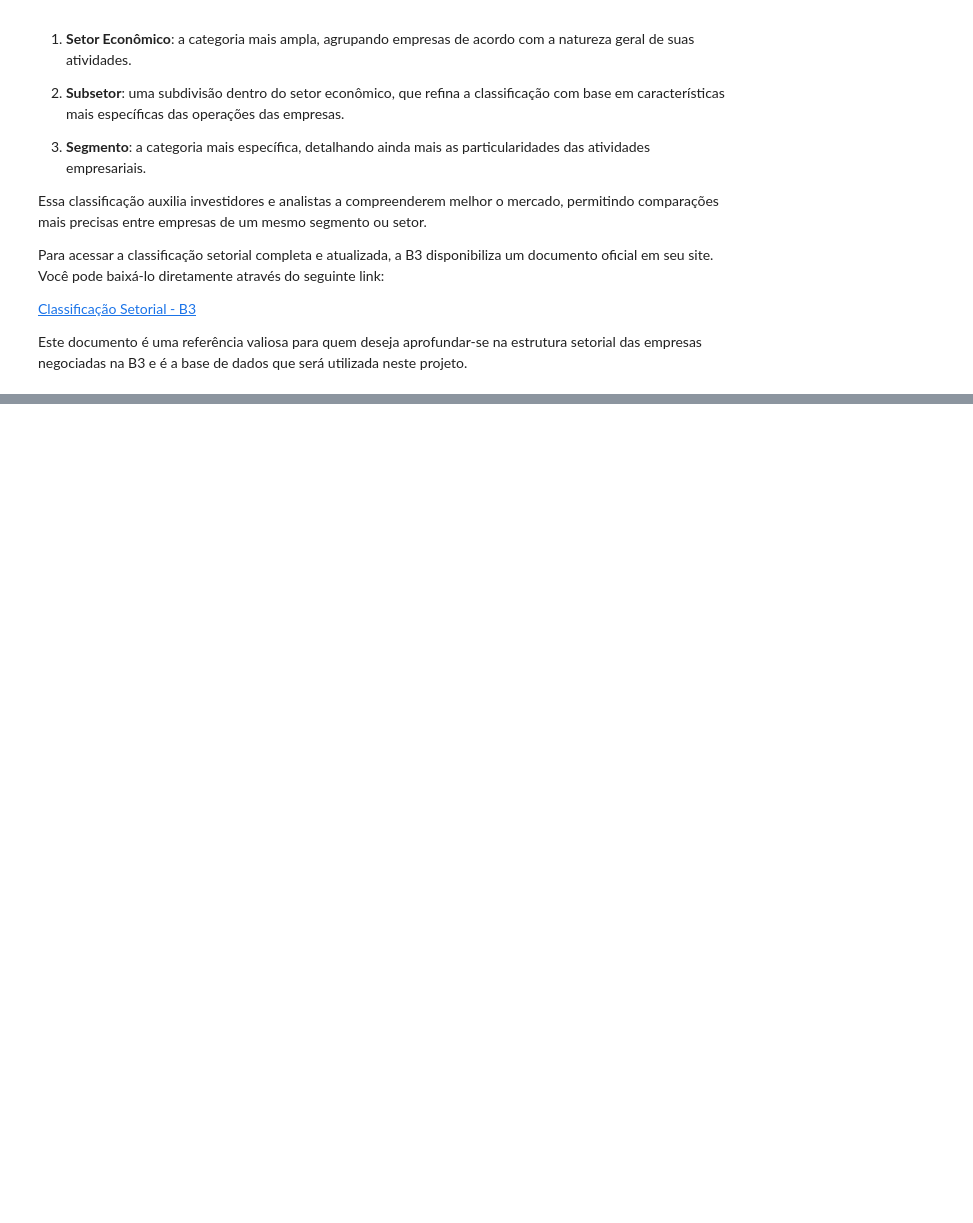
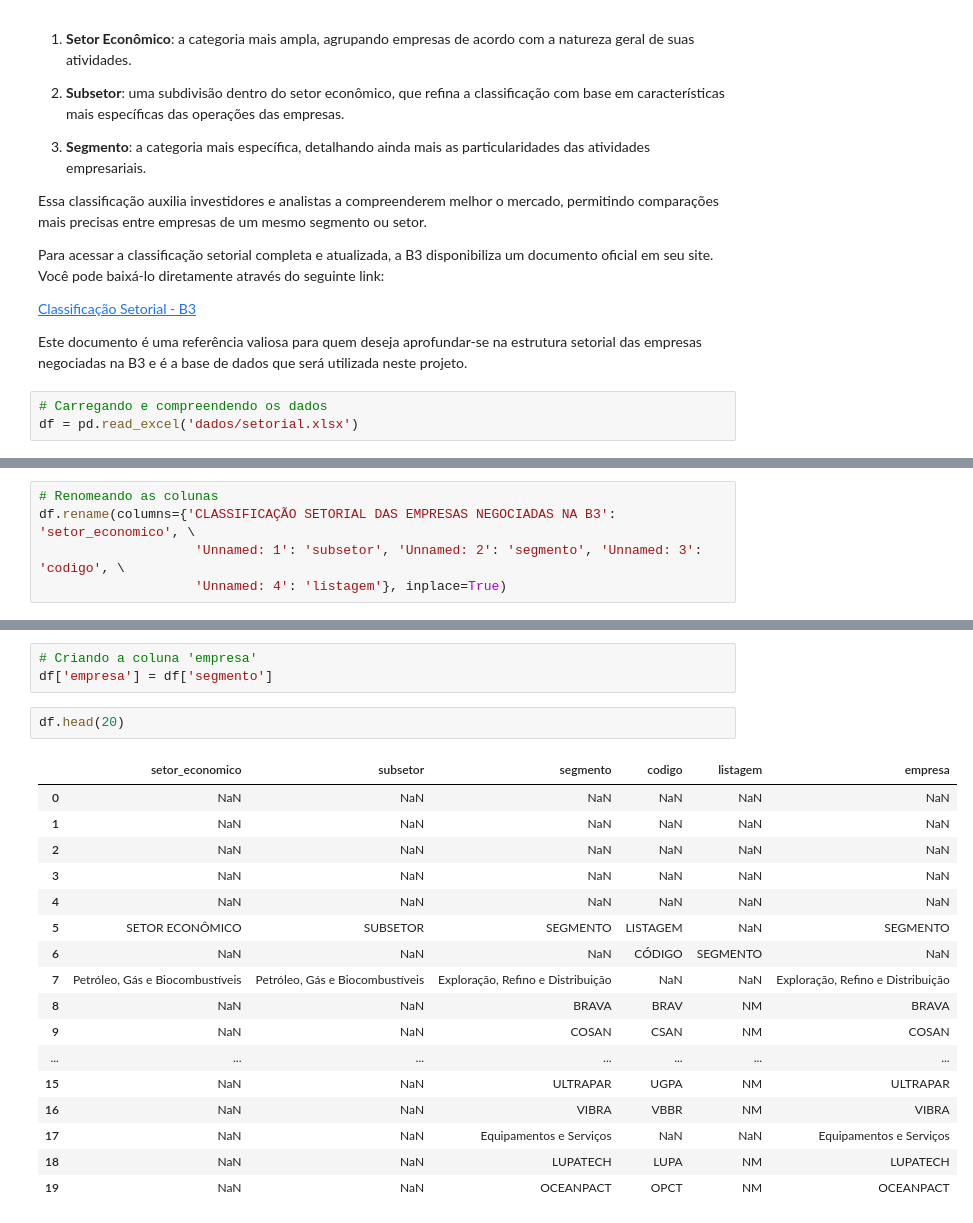
Before and after one commit to rafa-fsantos/recomendAcoes, a Jupyter notebook: projeto.ipynb, the cells around one changed output, grey strips where cells are left out. Cells and saved outputs as stored; diff of their text form; blank space fills up the shorter version.

```diff
--- a/projeto.ipynb
+++ b/projeto.ipynb
@@ -57,3 +58,6 @@ Para acessar a classificação setorial completa e atualizada, a B3 disponibiliz
 [Classificação Setorial - B3](https://www.b3.com.br/pt_br/produtos-e-servicos/negociacao/renda-variavel/acoes/consultas/classificacao-setorial/)
 
 Este documento é uma referência valiosa para quem deseja aprofundar-se na estrutura setorial das empresas negociadas na B3 e é a base de dados que será utilizada neste projeto.
+# %%
+# Carregando e compreendendo os dados
+df = pd.read_excel('dados/setorial.xlsx')
@@ -59,0 +102,5 @@ Este documento é uma referência valiosa para quem deseja aprofundar-se na estr
+# %%
+# Renomeando as colunas
+df.rename(columns={'CLASSIFICAÇÃO SETORIAL DAS EMPRESAS NEGOCIADAS NA B3': 'setor_economico', \
+                    'Unnamed: 1': 'subsetor', 'Unnamed: 2': 'segmento', 'Unnamed: 3': 'codigo', \
+                    'Unnamed: 4': 'listagem'}, inplace=True)
@@ -59,0 +121,23 @@ Este documento é uma referência valiosa para quem deseja aprofundar-se na estr
+# %%
+# Criando a coluna 'empresa'
+df['empresa'] = df['segmento']
+# %%
+df.head(20)
+# %% [output]
+|  | setor_economico | subsetor | segmento | codigo | listagem | empresa |
+| 0 | NaN | NaN | NaN | NaN | NaN | NaN |
+| 1 | NaN | NaN | NaN | NaN | NaN | NaN |
+| 2 | NaN | NaN | NaN | NaN | NaN | NaN |
+| 3 | NaN | NaN | NaN | NaN | NaN | NaN |
+| 4 | NaN | NaN | NaN | NaN | NaN | NaN |
+| 5 | SETOR ECONÔMICO | SUBSETOR | SEGMENTO | LISTAGEM | NaN | SEGMENTO |
+| 6 | NaN | NaN | NaN | CÓDIGO | SEGMENTO | NaN |
+| 7 | Petróleo, Gás e Biocombustíveis | Petróleo, Gás e Biocombustíveis | Exploração, Refino e Distribuição | NaN | NaN | Exploração, Refino e Distribuição |
+| 8 | NaN | NaN | BRAVA | BRAV | NM | BRAVA |
+| 9 | NaN | NaN | COSAN | CSAN | NM | COSAN |
+| ... | ... | ... | ... | ... | ... | ... |
+| 15 | NaN | NaN | ULTRAPAR | UGPA | NM | ULTRAPAR |
+| 16 | NaN | NaN | VIBRA | VBBR | NM | VIBRA |
+| 17 | NaN | NaN | Equipamentos e Serviços | NaN | NaN | Equipamentos e Serviços |
+| 18 | NaN | NaN | LUPATECH | LUPA | NM | LUPATECH |
+| 19 | NaN | NaN | OCEANPACT | OPCT | NM | OCEANPACT |
```
Also changed, not shown: parts of 14 cells of this notebook, 2 other files.
